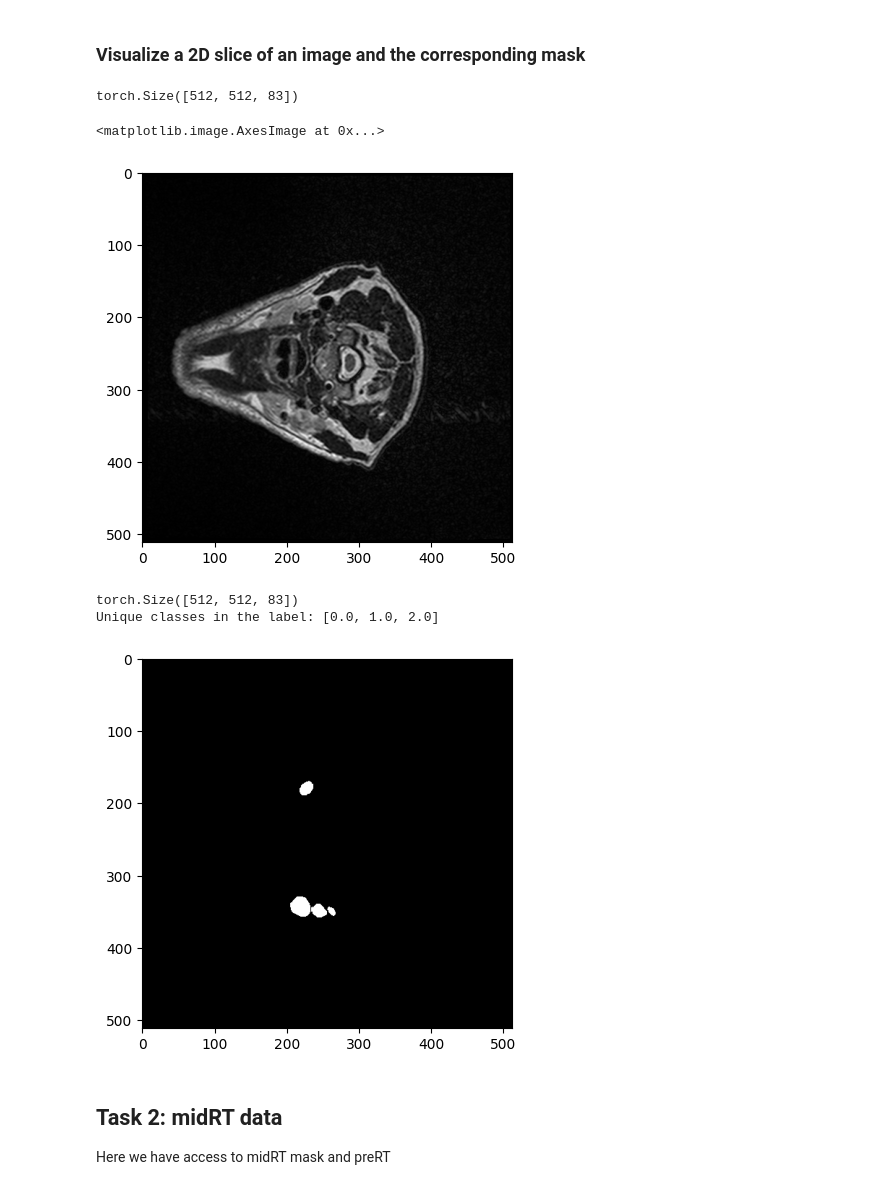
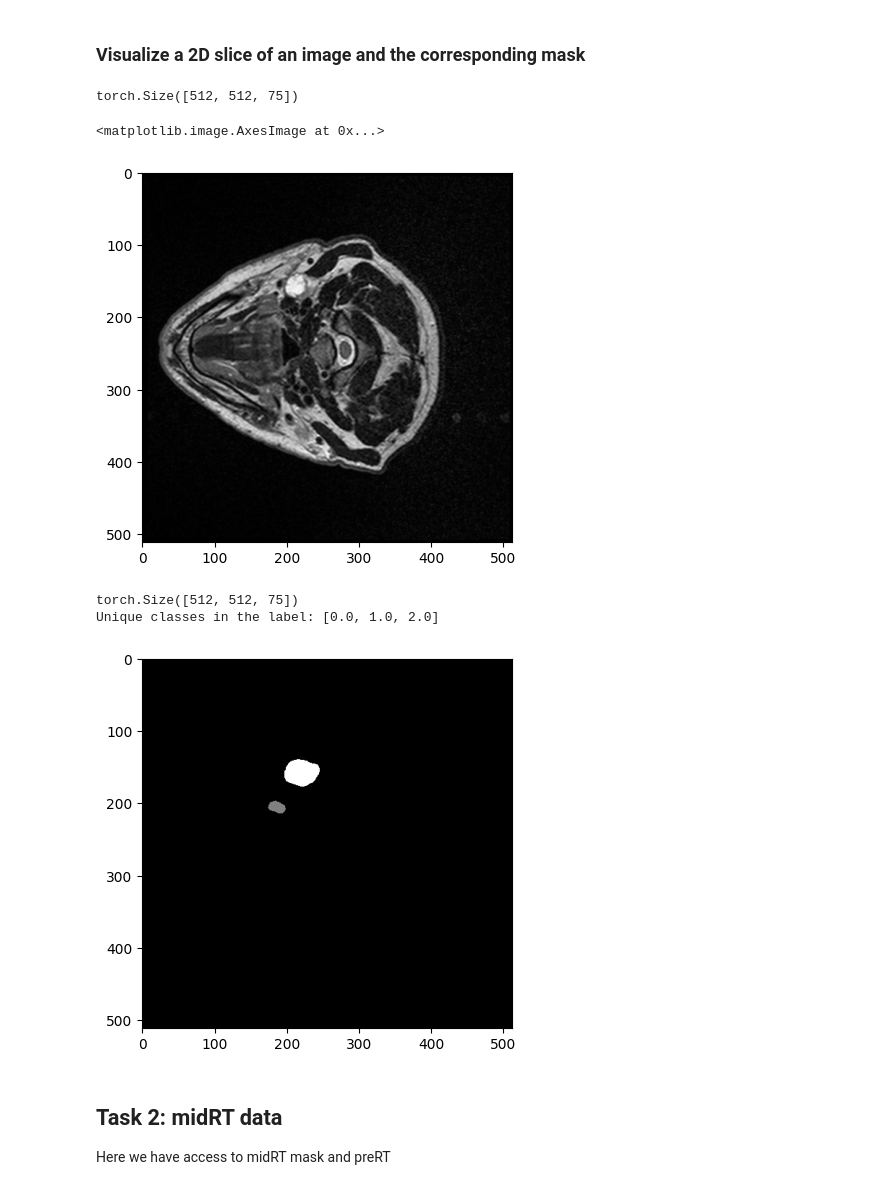
Before and after one commit to erik-tt/TDT17-mini-project, a Jupyter notebook: EDA.ipynb, the cells around one changed output. Saved outputs shown, nothing was run; the diff lists cells and outputs as text; code cells hidden in the pictures.

```diff
--- a/EDA.ipynb
+++ b/EDA.ipynb
@@ -23,8 +23,4 @@ for study in range(0, 202):
         image_path = patient_path + f"{patient_nr_as_str}_preRT_T2.nii.gz"
         mask_path = patient_path + f"{patient_nr_as_str}_preRT_mask.nii.gz"
         if os.path.exists(image_path) and os.path.exists(mask_path):
-            data_preRT.append({"image_path": image_path, "mask_path": mask_path})
-
-
-print(data_preRT[:2])
-print(len(data_preRT))
+            data_preRT.append({"image": image_path, "label": mask_path})
@@ -37,26 +30,28 @@ We collect all of the preRT training data in data_preRT and observe that there a
 ### Visualize a 2D slice of an image and the corresponding mask
 # %%
 img_loader = LoadImage(image_only=True)
-img_data = img_loader(data_preRT[0].get("image_path"))
+img_nr = 5
+img_data = img_loader(data_preRT[img_nr].get("image"))
 print(img_data.shape)
 plt.imshow(img_data[:, :, 43], cmap='gray')
 # %% [output]
-torch.Size([512, 512, 83])
+torch.Size([512, 512, 75])
 <matplotlib.image.AxesImage at 0x...>
-[figure, old version]
+[figure, new version]
 # %%
 import torch
 
 img_loader = LoadImage(image_only=True)
-img_data = img_loader(data_preRT[0].get("mask_path"))
+img_data = img_loader(data_preRT[img_nr].get("label"))
 print(img_data.shape)
 plt.imshow(img_data[:, :, 43], cmap='gray')
 unique_classes = torch.unique(img_data)
+classes = unique_classes.tolist()
 print(f"Unique classes in the label: {unique_classes.tolist()}")
 # %% [output]
-torch.Size([512, 512, 83])
+torch.Size([512, 512, 75])
 Unique classes in the label: [0.0, 1.0, 2.0]
-[figure, old version]
+[figure, new version]
 # %% [markdown]
 ## Task 2: midRT data
 Here we have access to midRT mask and preRT
```
Also changed, not shown: parts of 1 cell of this notebook, 1 other file.
